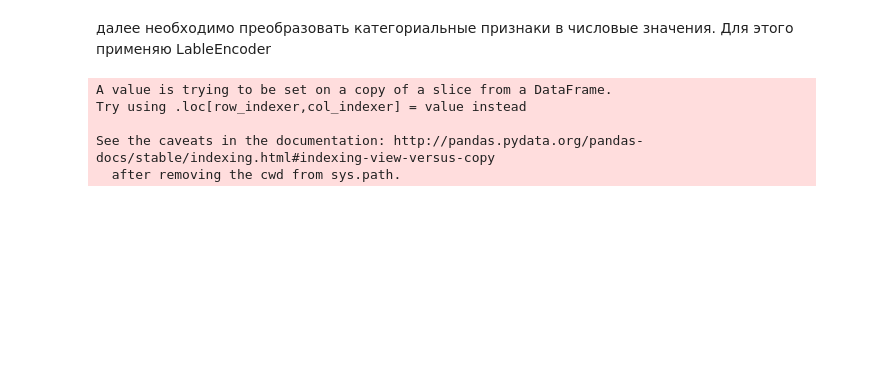
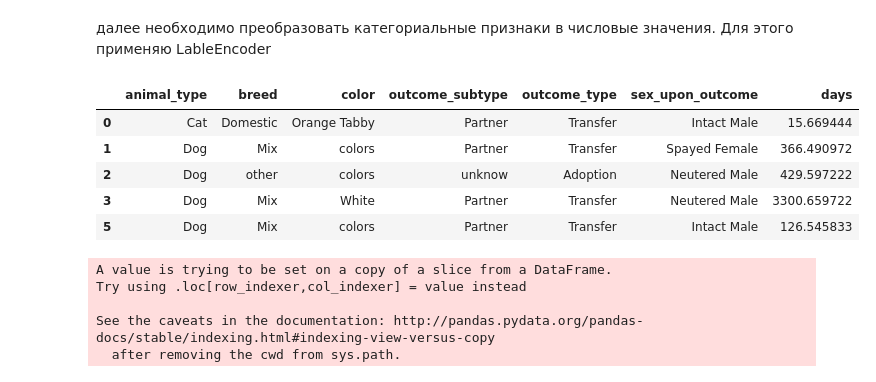
Before and after one commit to jurist77/netology_pyda, a Jupyter notebook: FE_dz_3.ipynb, the cells around one changed output. Drawn from its saved outputs; the diff is of its cells as text; code cells hidden in the pictures; blank space fills up the shorter version.

```diff
--- a/FE_dz_3.ipynb
+++ b/FE_dz_3.ipynb
@@ -119,0 +128,2 @@ data_mod.head()
+# %%
+df.loc[df['color'].str.contains("/"), ['color']] = "colors"
@@ -121,6 +151,15 @@ data_mod.head()
 далее необходимо преобразовать категориальные признаки в числовые значения. Для этого применяю LableEncoder
 # %%
 from sklearn import preprocessing
+# %%
+df.head()
+# %% [output]
+|  | animal_type | breed | color | outcome_subtype | outcome_type | sex_upon_outcome | days |
+| 0 | Cat | Domestic | Orange Tabby | Partner | Transfer | Intact Male | 15.669444 |
+| 1 | Dog | Mix | colors | Partner | Transfer | Spayed Female | 366.490972 |
+| 2 | Dog | other | colors | unknow | Adoption | Neutered Male | 429.597222 |
+| 3 | Dog | Mix | White | Partner | Transfer | Neutered Male | 3300.659722 |
+| 5 | Dog | Mix | colors | Partner | Transfer | Intact Male | 126.545833 |
 # %%
 list_ = ['animal_type', 'breed', 'color', 'outcome_subtype', 'outcome_type', 'sex_upon_outcome']
 column = preprocessing.LabelEncoder()
```
Also changed, not shown: parts of 24 cells of this notebook.
